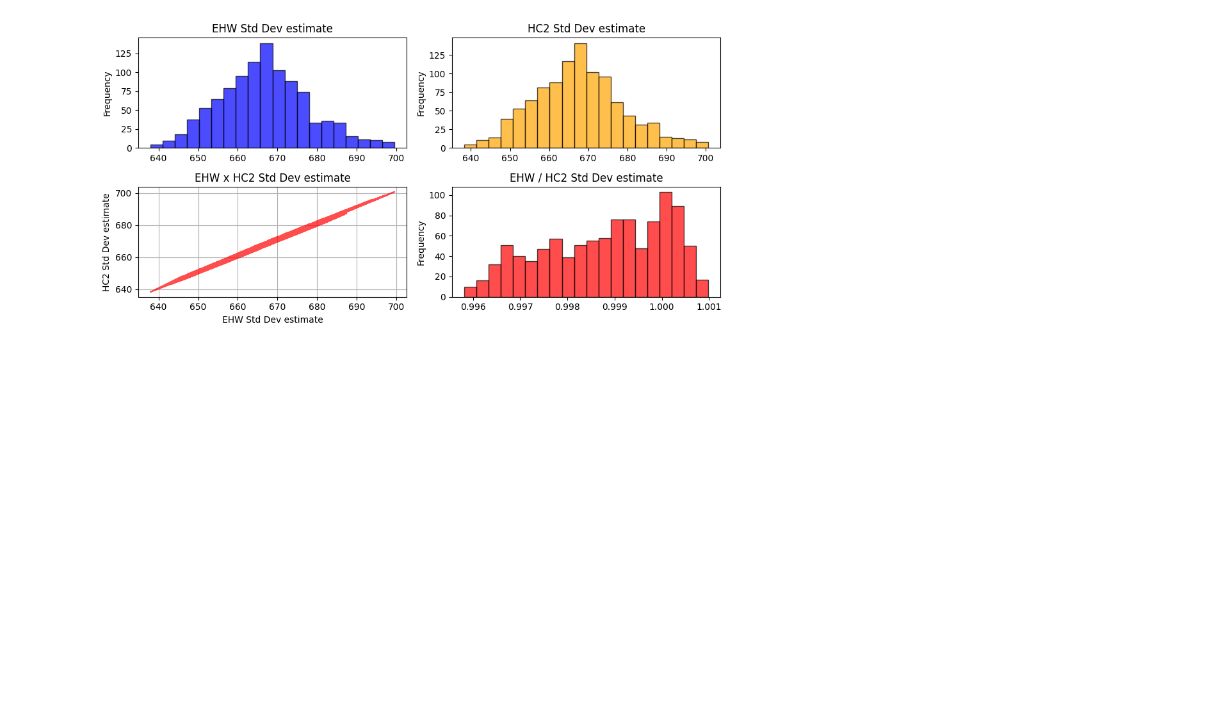
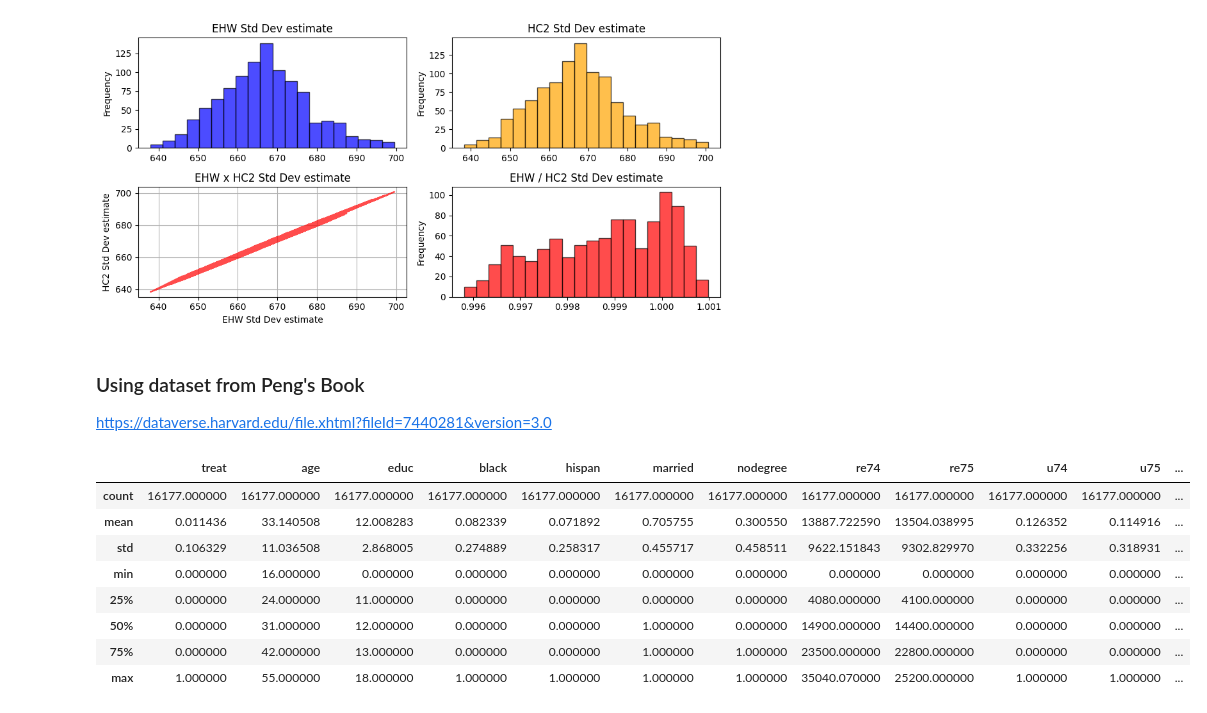
Before and after one commit to TiagoCAAmorim/causal_inference, a Jupyter notebook: Lista 01/Lista1.ipynb, the cells around one changed output. Saved outputs shown, nothing was run; the diff lists cells and outputs as text; code cells hidden in the pictures; blank space fills up the shorter version.

```diff
--- a/Lista 01/Lista1.ipynb
+++ b/Lista 01/Lista1.ipynb
@@ -288,3 +290,26 @@ plt.tight_layout()
 plt.show()
 # %% [output]
 [figure]
+# %% [markdown]
+### Using dataset from Peng's Book
+
+https://dataverse.harvard.edu/file.xhtml?fileId=7440281&version=3.0
+# %%
+lalonde = pd.read_csv('cps1re74.csv', sep=r"\s+|;|:", engine='python')
+lalonde['u74'] = (lalonde['re74'] == 0).astype(int)
+lalonde['u75'] = (lalonde['re75'] == 0).astype(int)
+
+new_column_names = ["treat", "age", "educ", "black", "hispan", "married", "nodegree", "re74", "re75", "u74", "u75", "re78"]
+lalonde = lalonde.reindex(columns=new_column_names)
+
+lalonde.describe()
+# %% [output]
+|  | treat | age | educ | black | hispan | married | nodegree | re74 | re75 | u74 | u75 | ... |
+| count | 16177.000000 | 16177.000000 | 16177.000000 | 16177.000000 | 16177.000000 | 16177.000000 | 16177.000000 | 16177.000000 | 16177.000000 | 16177.000000 | 16177.000000 | ... |
+| mean | 0.011436 | 33.140508 | 12.008283 | 0.082339 | 0.071892 | 0.705755 | 0.300550 | 13887.722590 | 13504.038995 | 0.126352 | 0.114916 | ... |
+| std | 0.106329 | 11.036508 | 2.868005 | 0.274889 | 0.258317 | 0.455717 | 0.458511 | 9622.151843 | 9302.829970 | 0.332256 | 0.318931 | ... |
+| min | 0.000000 | 16.000000 | 0.000000 | 0.000000 | 0.000000 | 0.000000 | 0.000000 | 0.000000 | 0.000000 | 0.000000 | 0.000000 | ... |
+| 25% | 0.000000 | 24.000000 | 11.000000 | 0.000000 | 0.000000 | 0.000000 | 0.000000 | 4080.000000 | 4100.000000 | 0.000000 | 0.000000 | ... |
+| 50% | 0.000000 | 31.000000 | 12.000000 | 0.000000 | 0.000000 | 1.000000 | 0.000000 | 14900.000000 | 14400.000000 | 0.000000 | 0.000000 | ... |
+| 75% | 0.000000 | 42.000000 | 13.000000 | 0.000000 | 0.000000 | 1.000000 | 1.000000 | 23500.000000 | 22800.000000 | 0.000000 | 0.000000 | ... |
+| max | 1.000000 | 55.000000 | 18.000000 | 1.000000 | 1.000000 | 1.000000 | 1.000000 | 35040.070000 | 25200.000000 | 1.000000 | 1.000000 | ... |
```
Also changed, not shown: parts of 10 cells of this notebook, 2 other files.
